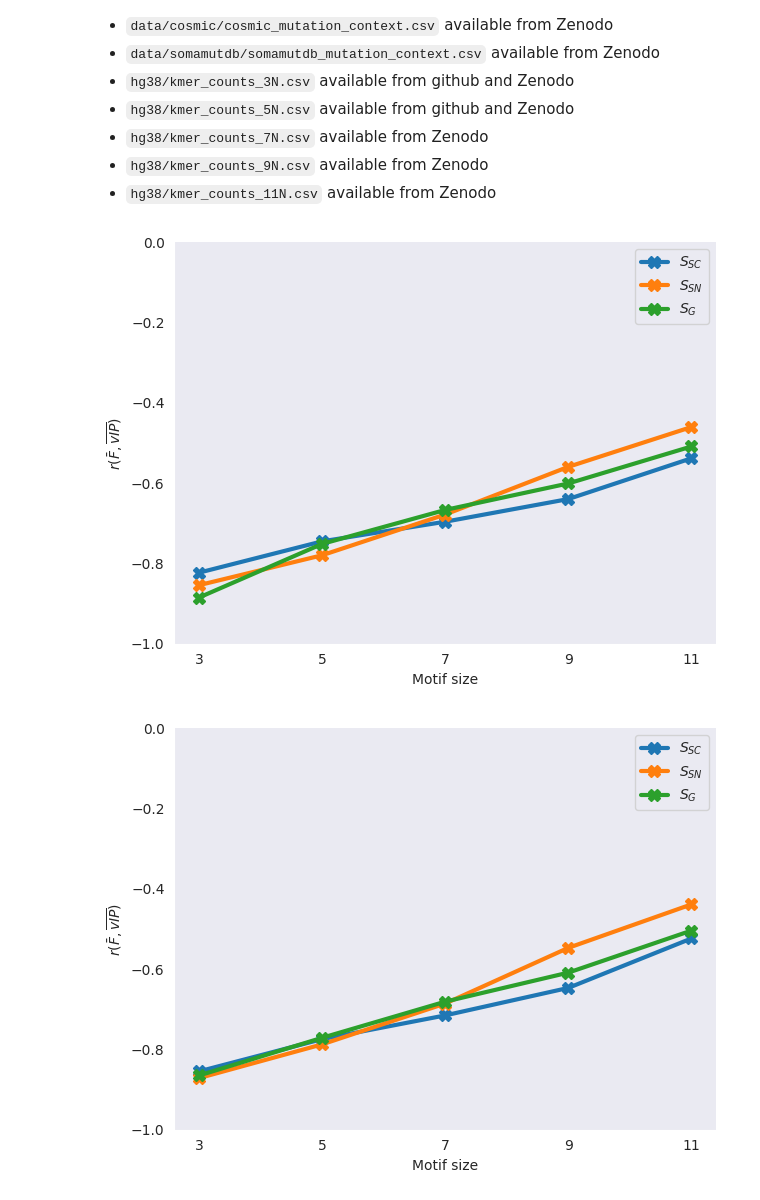
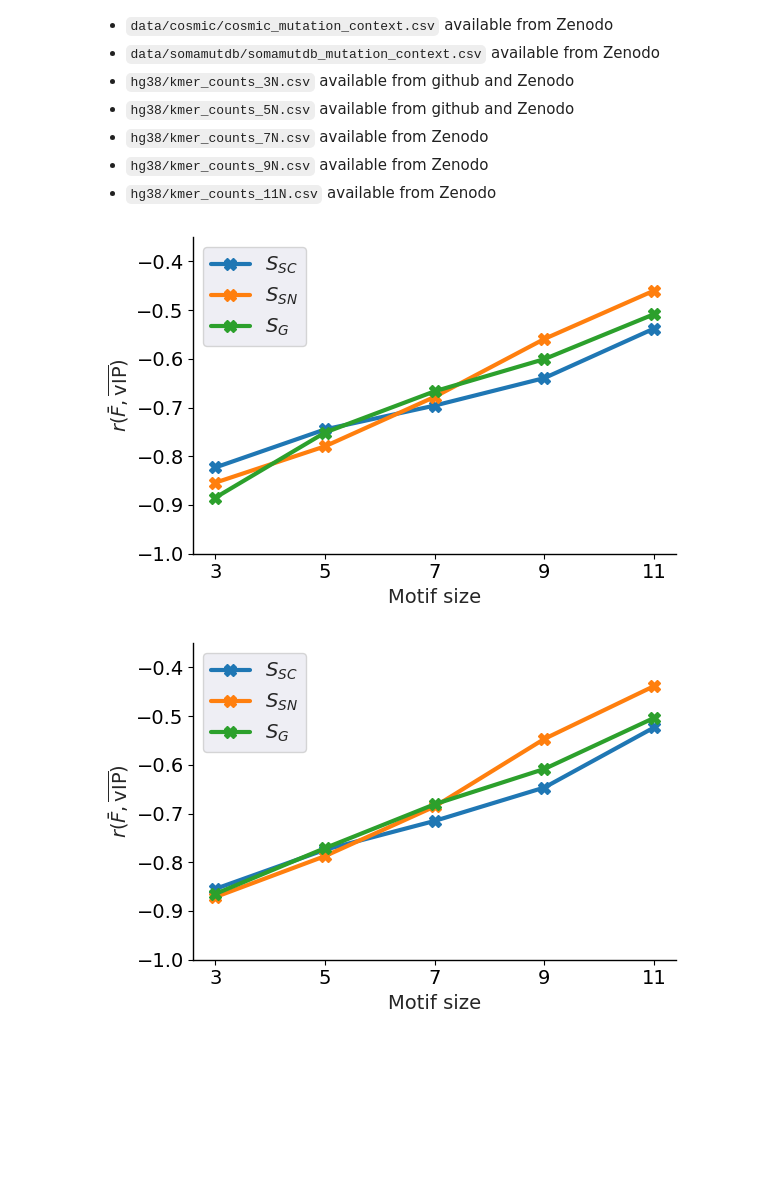
Before and after one commit to 3BioCompBio/MutationvIP, a Jupyter notebook: notebooks/fig4.ipynb, the cells around one changed output. Cells and saved outputs as stored; diff of their text form; code cells hidden in the pictures; blank space fills up the shorter version.

```diff
--- a/notebooks/fig4.ipynb
+++ b/notebooks/fig4.ipynb
@@ -38,7 +38,7 @@ datas = pl.concat(
         for db in ["cosmic", "clinvar", "somamutdb"]
     ],
     how="diagonal_relaxed",
-).filter(~pl.col("context").str.contains("N"))
+).filter(~pl.col("context").str.contains("N"), pl.col("alt").str.len_chars() == 1)
 
 kmer3 = load_data.get_kmer_df(PROJECT_DIR / "hg38", 3)["context", "frequencies"]
 kmer5 = load_data.get_kmer_df(PROJECT_DIR / "hg38", 5)["context", "frequencies"]
@@ -75,39 +75,41 @@ for stat_method in stat_methods:
                 over=["db"],
                 context_col=context_col,
             ).drop_nulls()
             r, _ = stat_method(aggregated["F"], aggregated["vip"])
             results[label].append(r)
 
-    fig, ax = plt.subplots()
+    fig, ax = plt.subplots(figsize=(6, 4))
     for label, corrs in results.items():
         ax.plot(
             MOTIF_SIZES,
             corrs,
             marker="X",
             linewidth=3,
             markersize=8,
             color=COLORS[label],
             label=LABELS[label],
         )
 
-    ax.set_ylim(-1, 0)
+    ax.set_ylim(-1, -0.35)
     ax.grid(False)
-    ax.set_xlabel("Motif size")
-    ax.set_ylabel(r"$r(\bar{F}, \overline{vIP})$" )
+    ax.set_xlabel("Motif size", fontsize=14)
+    ax.set_ylabel(r"$r(\bar{F}, \overline{\text{vIP}})$", fontsize=14)
     ax.set_xticks([3, 5, 7, 9, 11])
-    ax.legend()
+    ax.legend(fontsize=14)
     ax.spines["top"].set_visible(False)
     ax.spines["right"].set_visible(False)
     ax.spines["left"].set_visible(True)
     ax.spines["bottom"].set_visible(True)
+    utils.restore_axes(ax)
+    ax.tick_params(labelsize=14)
     plt.tight_layout()
 
     if GENERATE_RESULTS:
-        output_path = PROJECT_DIR / "outputs"/ "datasets"/ f"{stat_method.__name__}_correlation_evolution.svg"
+        output_path = PROJECT_DIR / "outputs"/ "datasets"/ f"{stat_method.__name__}_correlation_evolution.pdf"
         output_path.parent.mkdir(parents=True, exist_ok=True)
         fig.savefig(output_path, bbox_inches="tight")
 
-plt.show()
+    plt.show()
 # %% [output]
-[figure, old version]
+[figure, new version]
-[figure, old version]
+[figure, new version]
```
Also changed, not shown: parts of 3 cells of this notebook, 8 other files.
